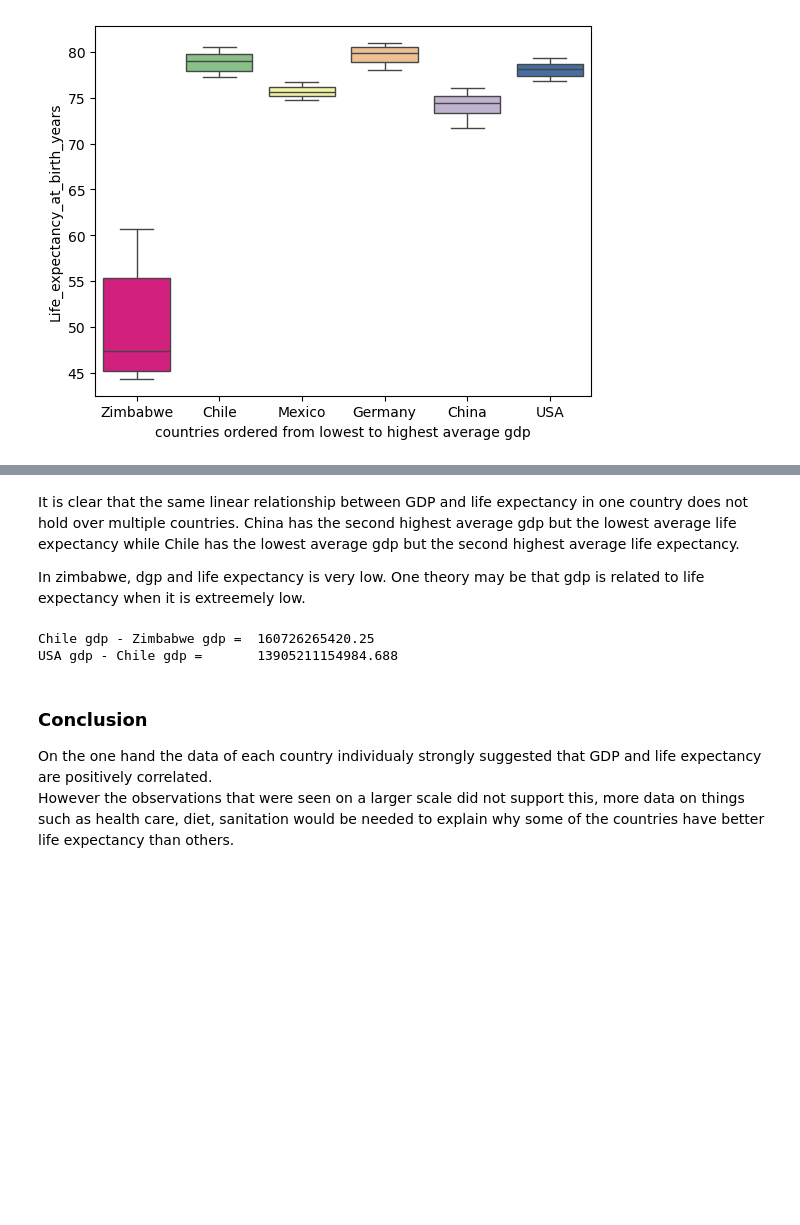
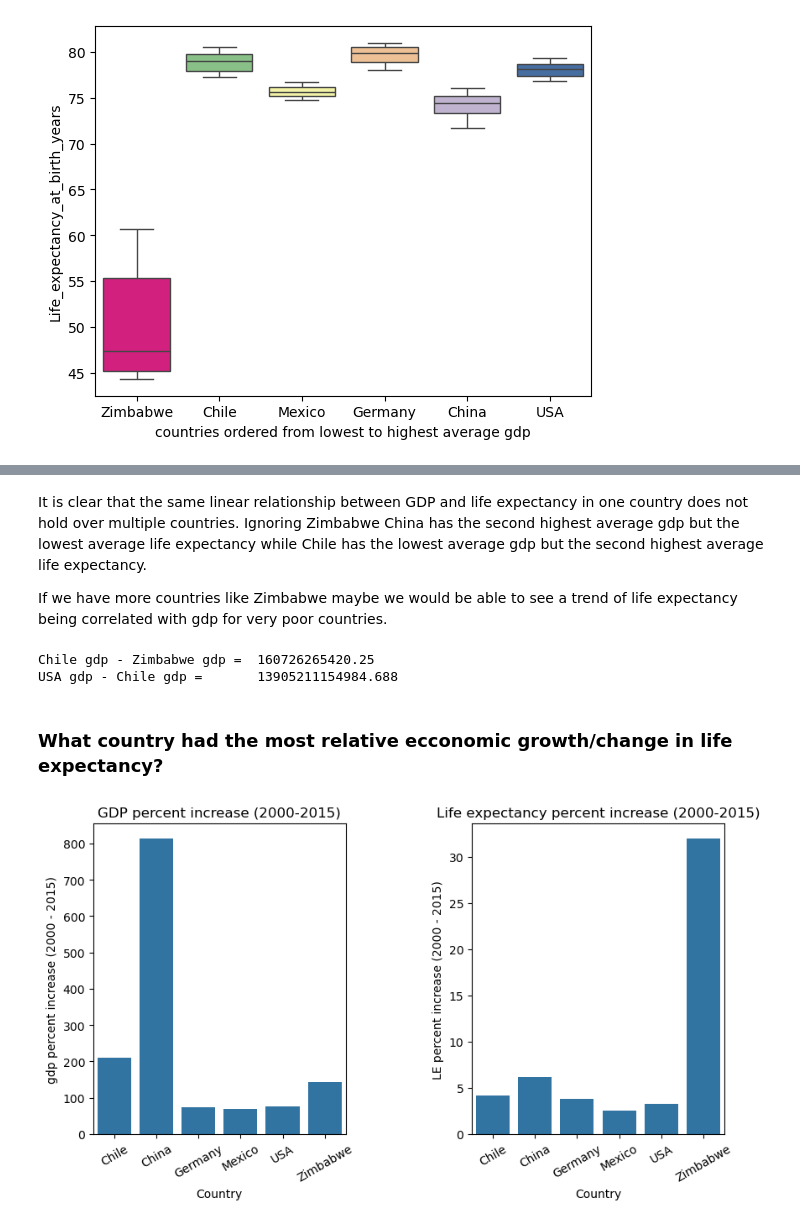
Before and after one commit to sawwalk/Data_visualization_GDP_portfolio_project, a Jupyter notebook: life_expectancy_gdp.ipynb, the cells around one changed output, grey strips where cells are left out. Cells and saved outputs as stored; diff of their text form; code cells hidden in the pictures; blank space fills up the shorter version.

```diff
--- a/life_expectancy_gdp.ipynb
+++ b/life_expectancy_gdp.ipynb
@@ -321,9 +276,9 @@ plt.show()
 [figure]
 # %% [markdown]
-It is clear that the same linear relationship between GDP and life expectancy in one country does not hold over multiple countries.
+It is clear that the same linear relationship between GDP and life expectancy in one country does not hold over multiple countries. Ignoring Zimbabwe
 China has the second highest average gdp but the lowest average life expectancy while Chile has the lowest average gdp but the second highest average life expectancy.
 
-In zimbabwe, dgp and life expectancy is very low. One theory may be that gdp is related to life expectancy when it is extreemely low.
+If we have more countries like Zimbabwe maybe we would be able to see a trend of life expectancy being correlated with gdp for very poor countries.
 # %%
 #compare the difference in GDP between Chilie and Zimbabwe
 Chile_Zimbabwe_gdp_diff = mean_gdp_df[mean_gdp_df.Country == 'Chile'].mean_gdp.item() - mean_gdp_df[mean_gdp_df.Country == 'Zimbabwe'].mean_gdp.item()
@@ -335,7 +290,48 @@ print('USA gdp - Chile gdp =      ', USA_Chile_gdp_diff)
 # %% [output]
 Chile gdp - Zimbabwe gdp =  160726265420.25
 USA gdp - Chile gdp =       13905211154984.688
-# %% [markdown]
-### Conclusion
-On the one hand the data of each country individualy strongly suggested that GDP and life expectancy are positively correlated. <br>
-However the observations that were seen on a larger scale did not support this, more data on things such as health care, diet, sanitation would be needed to explain why some of the countries have better life expectancy than others.
+# %% [markdown]
+### What country had the most relative ecconomic growth/change in life expectancy?
+# %%
+#This section creates a new data frame whos rows contain the country, it's percent increase in gdp
+percent_increase = []
+columns = ['Country', 'gdp_percent_increase', 'LE_percent_increase']
+for name in country_variable_names:
+    country = name.Country.iloc[0]
+
+    gdp2000 = name.GDP.iloc[0]
+    gdp2015 = name.GDP.iloc[-1]
+    gdp_percent_increase = ((gdp2015 - gdp2000)/gdp2000) * 100
+
+    LE_2000 = name.Life_expectancy_at_birth_years.iloc[0]
+    LE_2015 = name.Life_expectancy_at_birth_years.iloc[-1]
+    LE_percent_increase = ((LE_2015 -LE_2000)/LE_2000) * 100
+
+    new_list = [country, gdp_percent_increase, LE_percent_increase]
+    percent_increase.append(new_list)
+
+#Create dataframe
+percent_increase_df = pd.DataFrame(percent_increase, columns = columns)
+
+
+#Creates visualisations comparing ecconomic and life expectancy growth from 2000 to 2015
+ax1 = plt.subplot(1, 2, 1)
+sns.barplot(x = 'Country', y = 'gdp_percent_increase', data = percent_increase_df)
+ax1.set_xticks(range(len(percent_increase_df.Country)))
+ax1.set_xticklabels(percent_increase_df.Country, rotation=30)
+plt.title('GDP percent increase (2000-2015)')
+plt.xlabel('Country')
+plt.ylabel('gdp percent increase (2000 - 2015)')
+
+ax2 = plt.subplot(1, 2, 2)
+sns.barplot(x = 'Country', y = 'LE_percent_increase', data = percent_increase_df)
+ax2.set_xticks(range(len(percent_increase_df.Country)))
+ax2.set_xticklabels(percent_increase_df.Country, rotation=30)
+plt.title('Life expectancy percent increase (2000-2015)')
+plt.xlabel('Country')
+plt.ylabel('LE percent increase (2000 - 2015)')
+plt.subplots_adjust(wspace = 0.5, right = 1.3)
+
+plt.show()
+# %% [output]
+[figure, added]
```
Also changed, not shown: parts of 13 cells of this notebook.
